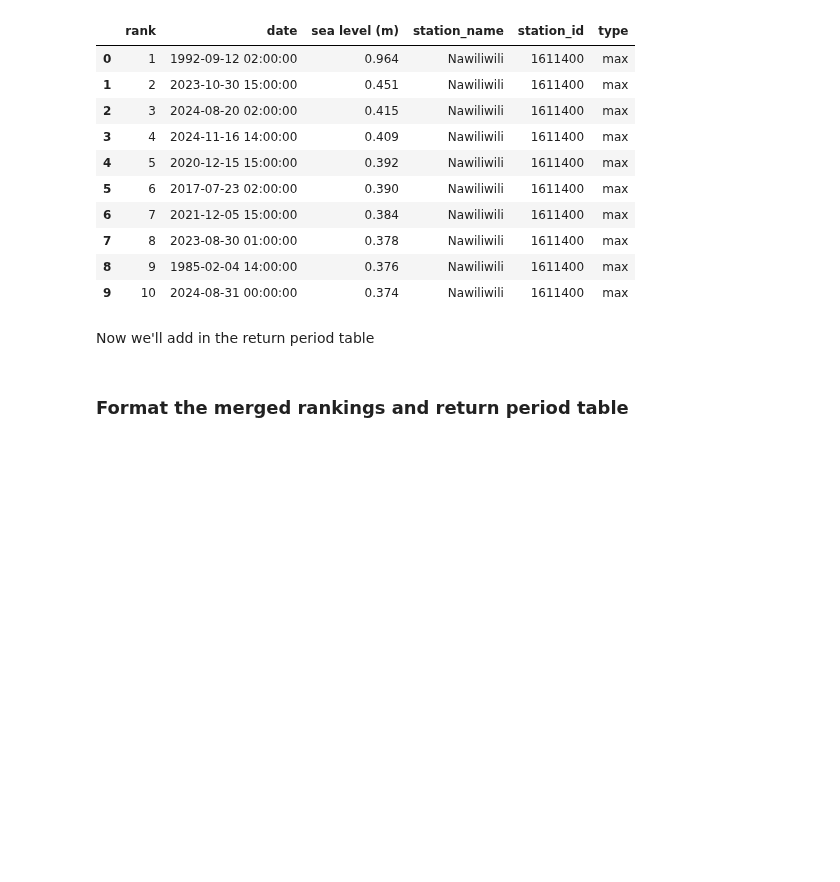
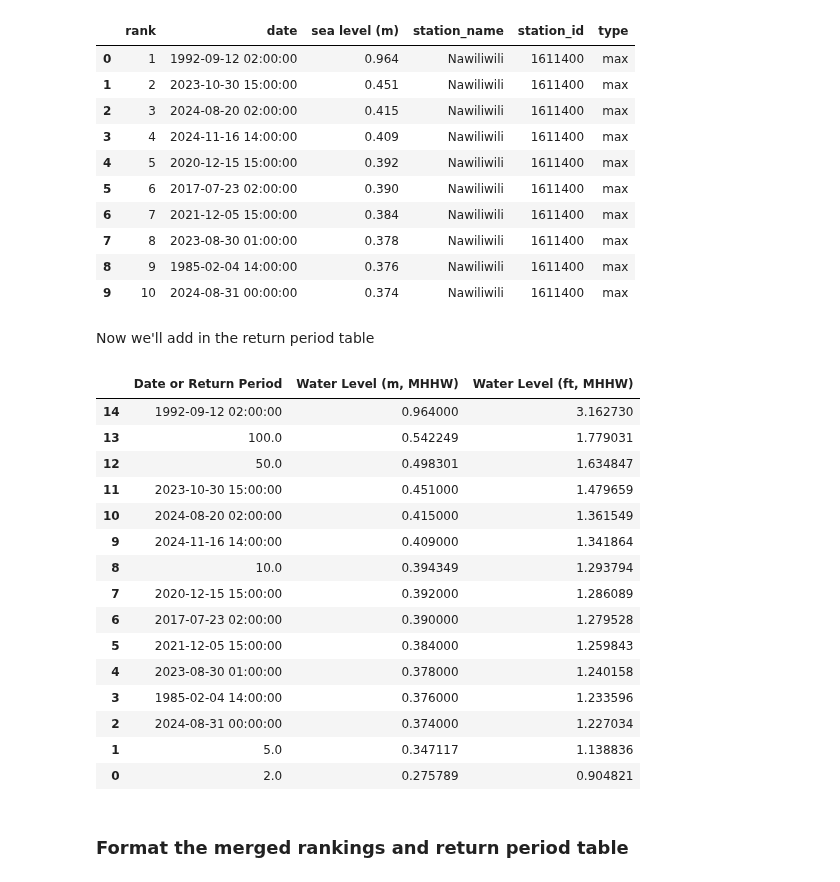
Before and after one commit to uhsealevelcenter/SL_Indicators, a Jupyter notebook: notebooks/regional_and_local/SL_Extremes_annual.ipynb, the cells around one changed output. Cells and saved outputs as stored; diff of their text form; code cells hidden in the pictures; blank space fills up the shorter version.

```diff
--- a/notebooks/regional_and_local/SL_Extremes_annual.ipynb
+++ b/notebooks/regional_and_local/SL_Extremes_annual.ipynb
@@ -433,26 +434,45 @@ summary
 # %%
-# get return periods (2,10,50,100) for all stations:
+# get return periods (2,5, 10,50,100) for all stations:
+stat_names = ['Water Level (m, MHHW)', 'Lower CI (m, MHHW)', 'Upper CI (m, MHHW)']
 
-if not (output_dir / 'return_period_stationary.nc').exists():
-    for rec_id in np.arange(0,len(rsl_daily['station_id']),1):
-        sea_level_data_detrended_temp =  convert_to_detrendedMHHW(rec_id)
+# Create an empty DataArray with dimensions: station_id, return period, stat
+z = np.zeros((len(rsl_hourly['station_id'].values), len(return_periods), len(stat_names)))
+return_period_xr = xr.DataArray(
+    z,
+    coords={
+        'station_id': rsl_hourly['station_id'].values,
+        'return period': return_periods,
+        'stat': stat_names
+    },
+    dims=['station_id', 'return period', 'stat']
+)
+
+if not (output_dir / 'return_period_stationary_CI.nc').exists():
+    for rec_id in np.arange(0, len(rsl_daily['station_id']), 1):
+        sea_level_data_detrended_temp = convert_to_detrendedMHHW(rec_id)
         min_last_block_ratio = 0.9
         BM = get_BM_values(sea_level_data_detrended_temp)
         model = EVA(BM)
-        model.get_extremes(extremes_type='high', method='BM', block_size='365D',min_last_block=min_last_block_ratio, errors='ignore')
+        model.get_extremes(extremes_type='high', method='BM', block_size='365D', min_last_block=min_last_block_ratio, errors='ignore')
         model.fit_model()
         summary = model.get_summary(
             return_period=return_periods,
             alpha=0.95, n_samples=1000
         )
+        summary = summary.rename(columns={
+            'return period': 'return period (yrs)',
+            'return value': 'Water Level (m, MHHW)',
+            'lower ci': 'Lower CI (m, MHHW)',
+            'upper ci': 'Upper CI (m, MHHW)'
+        })
 
-        #change name "return period" to "return period (yrs)"
-        summary = summary.rename(columns={'return period': 'return period (yrs)','return value':'Water Level (m, MHHW)','lower ci':'Lower CI (m, MHHW)','upper ci':'Upper CI (m, MHHW)'})
-        summary
+        # Assign the values for each stat
+        for i, stat in enumerate(stat_names):
+            return_period_xr[rec_id, :, i] = summary[stat].values
 
-        return_period_xr[rec_id] = summary['Water Level (m, MHHW)']
-    return_period_xr.to_netcdf(output_dir / 'return_period_stationary.nc')
+        # Save to NetCDF
+        return_period_xr.to_netcdf(output_dir / 'return_period_stationary_CI.nc')
 else:
-    print('return_period_stationary.nc already exists, skipping calculation.')
-    return_period_xr = xr.open_dataarray(output_dir/ 'return_period_stationary.nc')
+    print('return_period_stationary_CI.nc already exists, skipping calculation.')
+    return_period_xr = xr.open_dataarray(output_dir/ 'return_period_stationary_CI.nc')
 # %% [output]
@@ -561,6 +601,25 @@ SL_rankings_merge['Water Level (ft, MHHW)'] = SL_rankings_merge['Water Level (m,
 
 # Rearrange columns to Date or Return Period, water level (m, MHHW), water level (ft, MHHW)
 SL_rankings_merge = SL_rankings_merge[['Date or Return Period','Water Level (m, MHHW)','Water Level (ft, MHHW)']]
+# %%
+SL_rankings_merge
+# %% [output]
+|  | Date or Return Period | Water Level (m, MHHW) | Water Level (ft, MHHW) |
+| 14 | 1992-09-12 02:00:00 | 0.964000 | 3.162730 |
+| 13 | 100.0 | 0.542249 | 1.779031 |
+| 12 | 50.0 | 0.498301 | 1.634847 |
+| 11 | 2023-10-30 15:00:00 | 0.451000 | 1.479659 |
+| 10 | 2024-08-20 02:00:00 | 0.415000 | 1.361549 |
+| 9 | 2024-11-16 14:00:00 | 0.409000 | 1.341864 |
+| 8 | 10.0 | 0.394349 | 1.293794 |
+| 7 | 2020-12-15 15:00:00 | 0.392000 | 1.286089 |
+| 6 | 2017-07-23 02:00:00 | 0.390000 | 1.279528 |
+| 5 | 2021-12-05 15:00:00 | 0.384000 | 1.259843 |
+| 4 | 2023-08-30 01:00:00 | 0.378000 | 1.240158 |
+| 3 | 1985-02-04 14:00:00 | 0.376000 | 1.233596 |
+| 2 | 2024-08-31 00:00:00 | 0.374000 | 1.227034 |
+| 1 | 5.0 | 0.347117 | 1.138836 |
+| 0 | 2.0 | 0.275789 | 0.904821 |
 # %% [markdown]
 ### Format the merged rankings and return period table
 # %%
```
Also changed, not shown: parts of 4 cells of this notebook, 3 other files.
